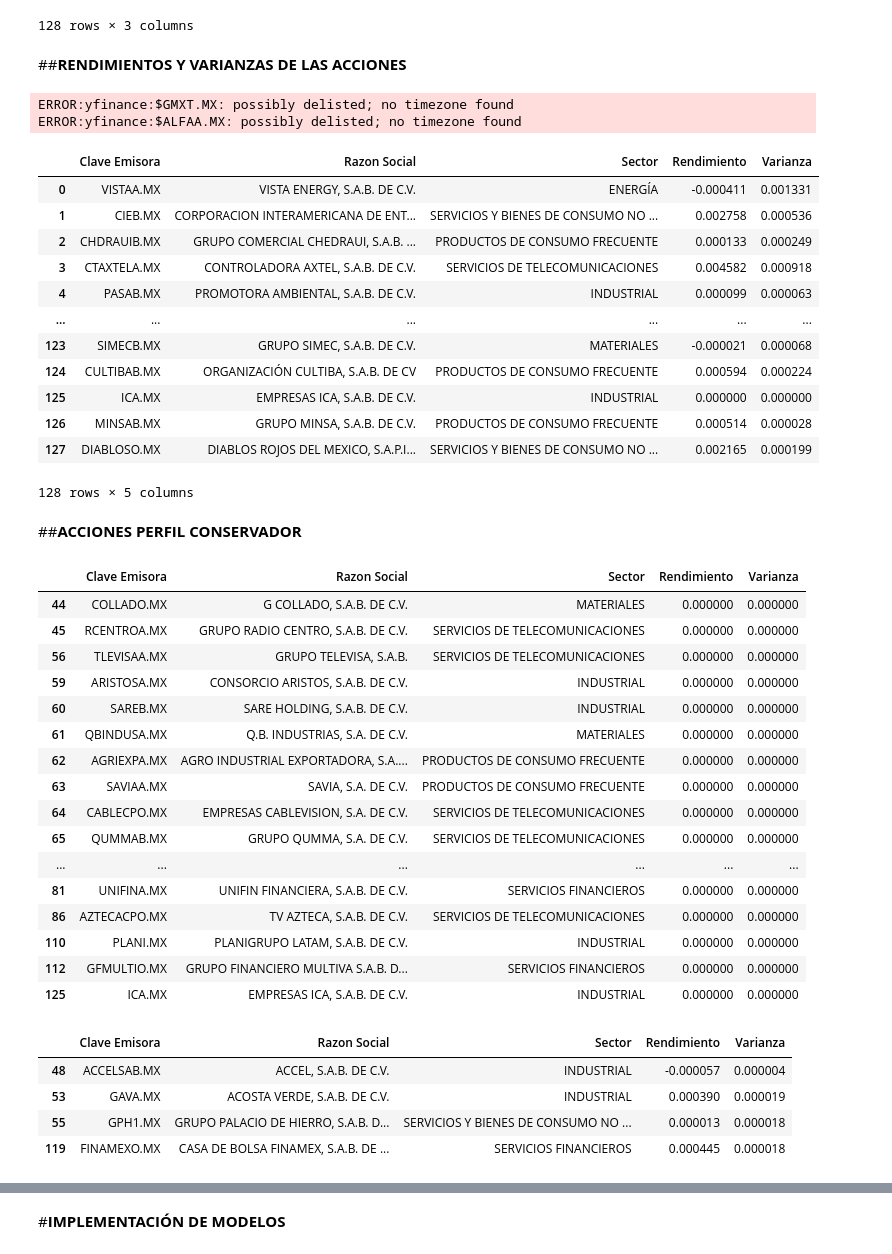
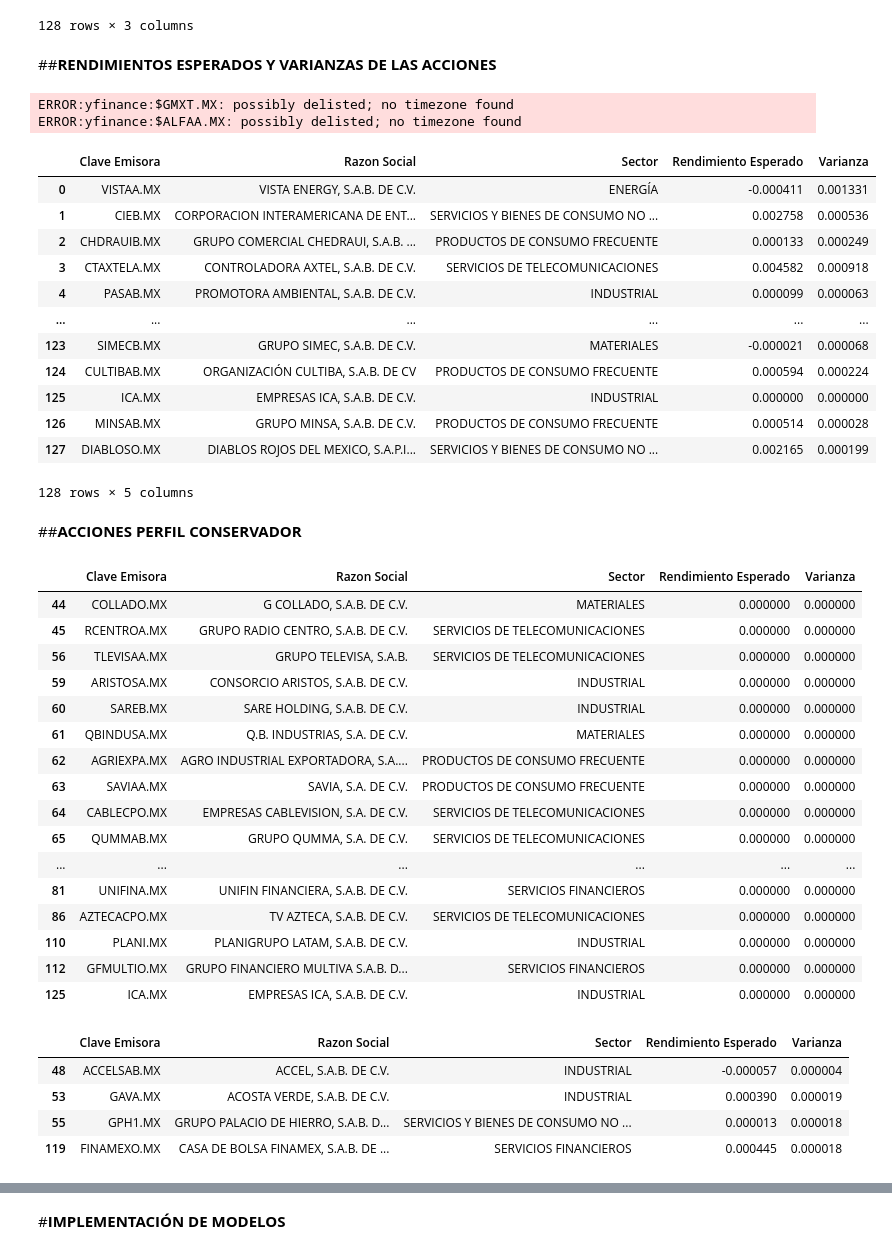
Before and after one commit to SalvadorGR23/Tesis, a Jupyter notebook: METODOLOGÍA.ipynb, the cells around one changed output, grey strips where cells are left out. Saved outputs shown, nothing was run; the diff lists cells and outputs as text; code cells hidden in the pictures.

```diff
--- a/METODOLOGÍA.ipynb
+++ b/METODOLOGÍA.ipynb
@@ -280,36 +280,36 @@ EMPRESAS_BMV
 | 127 | DIABLOSO.MX | DIABLOS ROJOS DEL MEXICO, S.A.P.I... | SERVICIOS Y BIENES DE CONSUMO NO ... |
 128 rows × 3 columns
 # %% [markdown]
-##**RENDIMIENTOS Y VARIANZAS DE LAS ACCIONES**
+##**RENDIMIENTOS ESPERADOS Y VARIANZAS DE LAS ACCIONES**
 # %%
 acciones_analizadas = []
 rendimientos = []
 varianzas = []
 
 fecha_inicial = '2025-01-01'
 fecha_final = '2026-01-01'
 
 for accion in EMPRESAS_BMV['Clave Emisora']:
     precios_accion = yf.Ticker(accion).history(start = fecha_inicial, end = fecha_final)['Close']
     precios_accion.dropna(inplace=True)
 
     rendimiento = precios_accion.pct_change().dropna().mean()
     varianza = precios_accion.pct_change().dropna().var()
 
     acciones_analizadas.append(accion)
     rendimientos.append(rendimiento)
     varianzas.append(varianza)
 
 RESULTADOS = pd.DataFrame({'Clave Emisora': acciones_analizadas,
-                           'Rendimiento': rendimientos,
+                           'Rendimiento Esperado': rendimientos,
                            'Varianza': varianzas})
 
 EMPRESAS_BMV = EMPRESAS_BMV.merge(RESULTADOS, left_on = 'Clave Emisora', right_on = 'Clave Emisora')
 EMPRESAS_BMV
 # %% [output]
 ERROR:yfinance:$GMXT.MX: possibly delisted; no timezone found
 ERROR:yfinance:$ALFAA.MX: possibly delisted; no timezone found
-|  | Clave Emisora | Razon Social | Sector | Rendimiento | Varianza |
+|  | Clave Emisora | Razon Social | Sector | Rendimiento Esperado | Varianza |
 | 0 | VISTAA.MX | VISTA ENERGY, S.A.B. DE C.V. | ENERGÍA | -0.000411 | 0.001331 |
 | 1 | CIEB.MX | CORPORACION INTERAMERICANA DE ENT... | SERVICIOS Y BIENES DE CONSUMO NO ... | 0.002758 | 0.000536 |
 | 2 | CHDRAUIB.MX | GRUPO COMERCIAL CHEDRAUI, S.A.B. ... | PRODUCTOS DE CONSUMO FRECUENTE | 0.000133 | 0.000249 |
@@ -329,10 +329,9 @@ varianza_maxima_conservador = CORTES_VOLATILIDADES_PERFILES_DE_RIESGO.loc[CORTES
 varianza_minima_conservador = CORTES_VOLATILIDADES_PERFILES_DE_RIESGO.loc[CORTES_VOLATILIDADES_PERFILES_DE_RIESGO['Perfiles de Riesgo'] == 'Perfil Conservador', 'Varianza Mínima'].iloc[0]
 
 EMPRESAS_CONSERVADOR = EMPRESAS_BMV[(EMPRESAS_BMV['Varianza'] >= varianza_minima_conservador) & (EMPRESAS_BMV['Varianza'] < varianza_maxima_conservador)]
-#EMPRESAS_CONSERVADOR = EMPRESAS_CONSERVADOR[EMPRESAS_CONSERVADOR['Rendimiento'] > 0]
 EMPRESAS_CONSERVADOR
 # %% [output]
-|  | Clave Emisora | Razon Social | Sector | Rendimiento | Varianza |
+|  | Clave Emisora | Razon Social | Sector | Rendimiento Esperado | Varianza |
 | 44 | COLLADO.MX | G COLLADO, S.A.B. DE C.V. | MATERIALES | 0.000000 | 0.000000 |
 | 45 | RCENTROA.MX | GRUPO RADIO CENTRO, S.A.B. DE C.V. | SERVICIOS DE TELECOMUNICACIONES | 0.000000 | 0.000000 |
 | 56 | TLEVISAA.MX | GRUPO TELEVISA, S.A.B. | SERVICIOS DE TELECOMUNICACIONES | 0.000000 | 0.000000 |
@@ -356,7 +355,7 @@ varianza_minima_moderado = CORTES_VOLATILIDADES_PERFILES_DE_RIESGO.loc[CORTES_VO
 EMPRESAS_MODERADO = EMPRESAS_BMV[(EMPRESAS_BMV['Varianza'] >= varianza_minima_moderado) & (EMPRESAS_BMV['Varianza'] < varianza_maxima_moderado)]
 EMPRESAS_MODERADO
 # %% [output]
-|  | Clave Emisora | Razon Social | Sector | Rendimiento | Varianza |
+|  | Clave Emisora | Razon Social | Sector | Rendimiento Esperado | Varianza |
 | 48 | ACCELSAB.MX | ACCEL, S.A.B. DE C.V. | INDUSTRIAL | -0.000057 | 0.000004 |
 | 53 | GAVA.MX | ACOSTA VERDE, S.A.B. DE C.V. | INDUSTRIAL | 0.000390 | 0.000019 |
 | 55 | GPH1.MX | GRUPO PALACIO DE HIERRO, S.A.B. D... | SERVICIOS Y BIENES DE CONSUMO NO ... | 0.000013 | 0.000018 |
```
Also changed, not shown: parts of 6 cells of this notebook.
